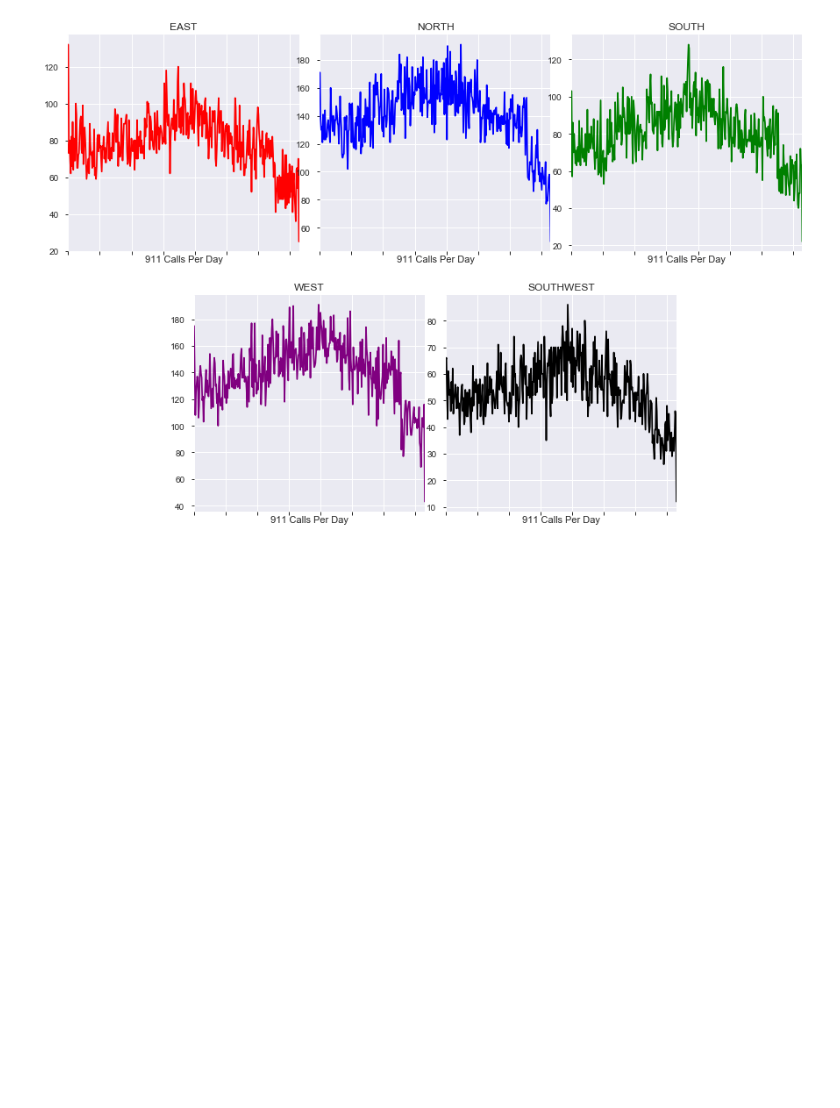
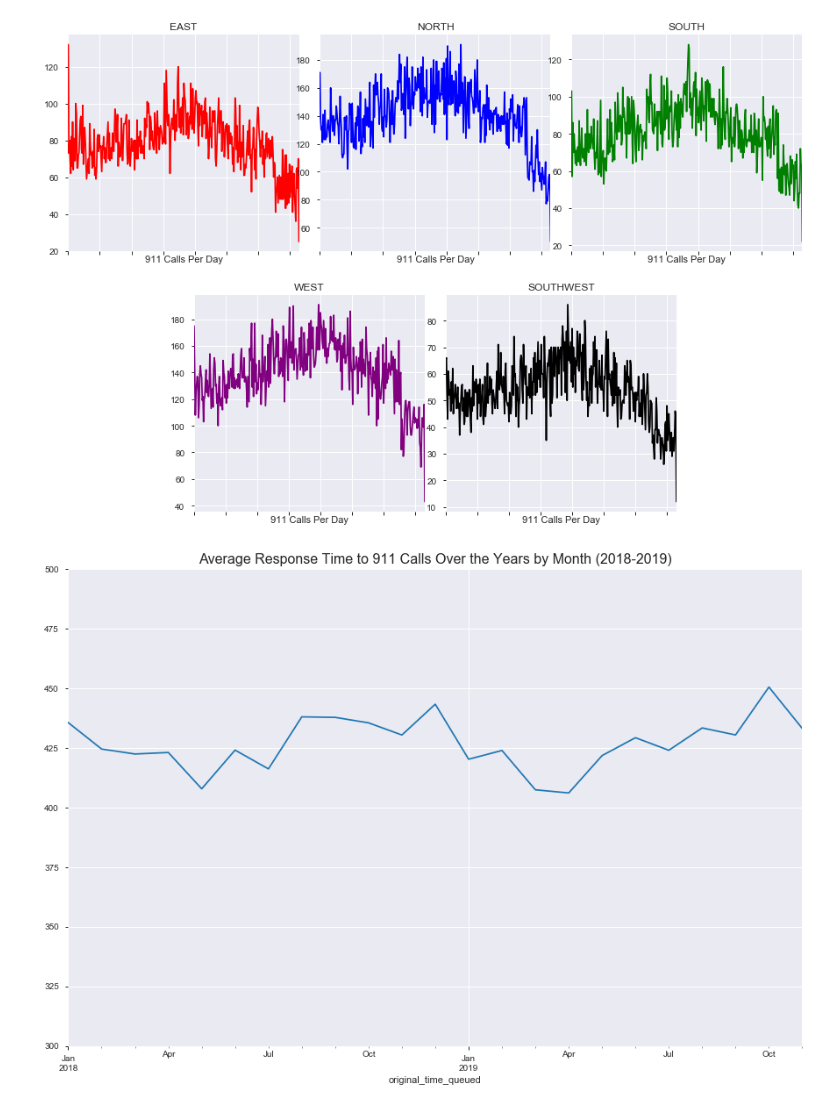
Before and after one commit to sam-cannon/Predicting-911-Calls-In-Seattle, a Jupyter notebook: Predicting 911 Response Times.ipynb, the cells around one changed output. Saved outputs shown, nothing was run; the diff lists cells and outputs as text; code cells hidden in the pictures; blank space fills up the shorter version.

```diff
--- a/Predicting 911 Response Times.ipynb
+++ b/Predicting 911 Response Times.ipynb
@@ -349,3 +420,11 @@ plt.xlabel('911 Calls Per Day');
 #plt.xticks(rotation = 45);
 # %% [output]
 [figure]
+# %%
+#set index to time to make plotting easier
+df.index = df['original_time_queued']
+df.loc['2018':'2019', 'total_response_time'].resample('M').mean().plot(figsize = (15, 10))
+plt.title('Average Response Time to 911 Calls Over the Years by Month (2018-2019)', fontsize = 16)
+plt.ylim(300, 500);
+# %% [output]
+[figure, added]
```
Also changed, not shown: parts of 9 cells of this notebook.
